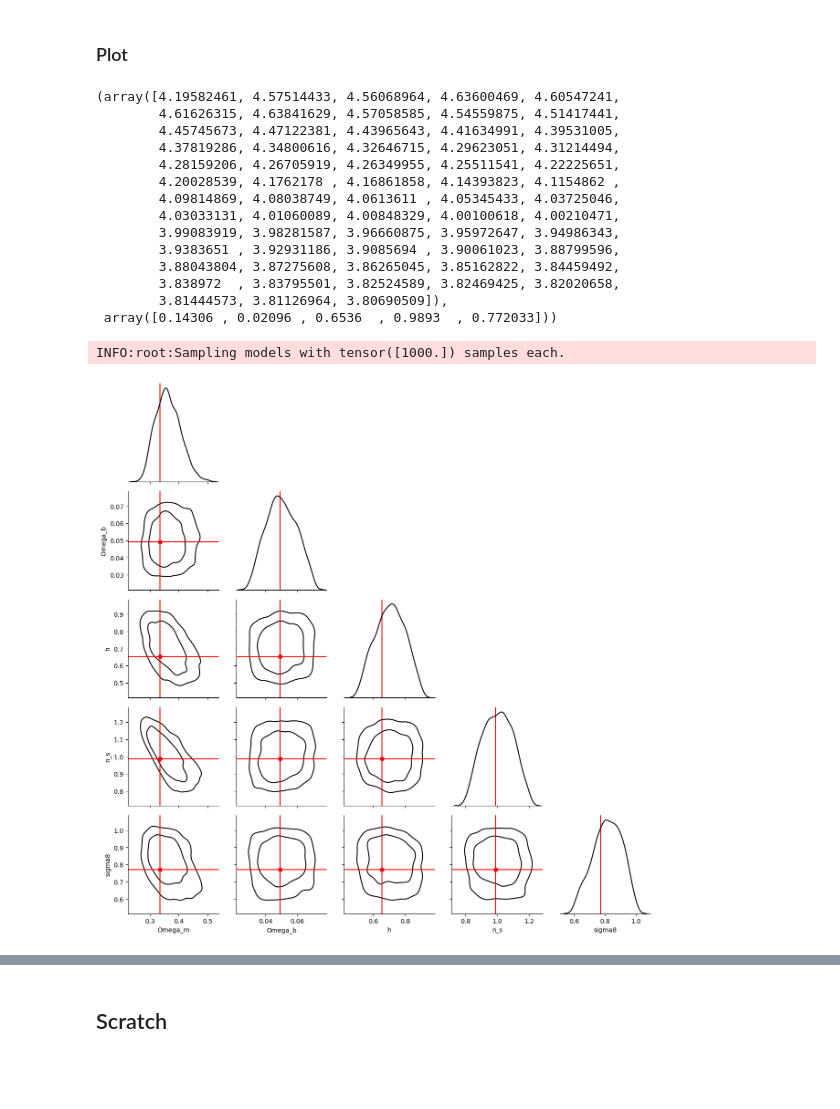
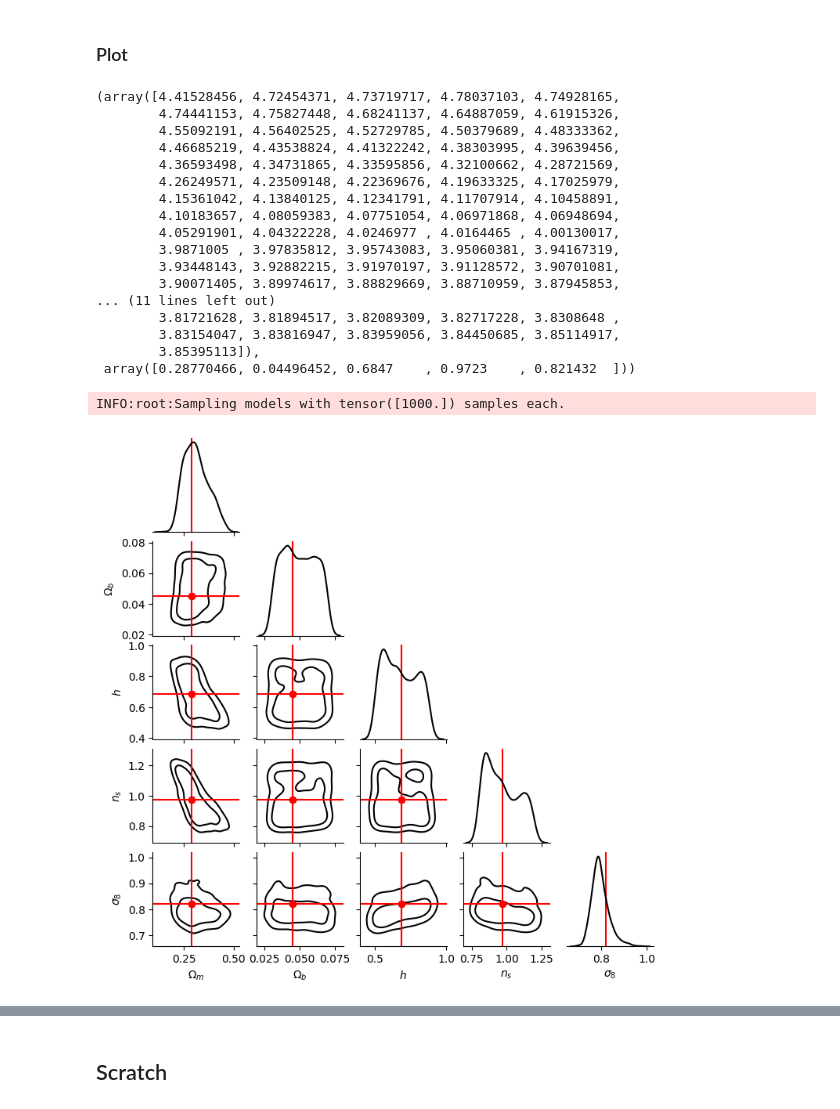
Before and after one commit to maho3/ltu-gobig, a Jupyter notebook: experiments/abacuslike/inference_abacus.ipynb, the cells around one changed output, grey strips where cells are left out. Cells and saved outputs as stored; diff of their text form; code cells hidden in the pictures; blank space fills up the shorter version.

```diff
--- a/experiments/abacuslike/inference_abacus.ipynb
+++ b/experiments/abacuslike/inference_abacus.ipynb
@@ -88,7 +104,7 @@ suite_path = get_source_path(wdir, suite, sim, L, N, 0, check=False)[:-2]
 
 ktest, Pktest, cosmotest = [], [], []
 for lhid in tqdm(os.listdir(suite_path)):
-    k, Pk, cosmo = get_halo_Pk(join(suite_path, lhid))
+    k, Pk, cosmo = get_halo_Pk(join(suite_path, lhid), '0.666667')
     ktest.append(k)
     Pktest.append(Pk)
     cosmotest.append(cosmo)
@@ -104,12 +120,19 @@ cosmotest[:,1] /= (cosmotest[:,2]**2)  # correct for h^2
 # %%
 l = 0
 
-f, ax = plt.subplots()
-cmap = mpl.cm.get_cmap('viridis')
+f, ax = plt.subplots(figsize=(6,6))
+cmap = plt.get_cmap('viridis')
 Om = cosmotrain[:,0]
-for k, Pk, cosmo in zip(ktrain, Pktrain[...,0], Om):
-    omnorm = (Om-Om.min())/(Om.max()-Om.min())
-    ax.loglog(k, Pk, lw=1, alpha=0.1)
-ax.loglog(ktest[l], Pktest[l,...,0], 'k')
-ax.set(xlabel='k', ylabel='P(k)')
+omnorm = (Om-Om.min())/(Om.max()-Om.min())
+for i, (k, Pk, cosmo) in enumerate(zip(ktrain, Pktrain[...,0], Om)):
+    ax.loglog(k, Pk, lw=1, alpha=0.1, color=cmap(omnorm[i]))
+ax.loglog(ktest[l], Pktest[l,...,0], 'k', label='Abacus #130')
+ax.set(xlabel='$k$', ylabel='$P(k)$')
+nyq = np.pi*256/2000
+ax.set_xlim(k.min(), nyq)
+plt.legend()
+
+norm = mpl.colors.Normalize(vmin=Om.min(), vmax=Om.max())
+sm = mpl.cm.ScalarMappable(cmap=cmap, norm=norm)
+plt.colorbar(sm, ax=ax, label=r'$\Omega_m$')
 # %% [output]
@@ -121,7 +148,7 @@ ax.set(xlabel='k', ylabel='P(k)')
 import ili
 from ili.dataloaders import NumpyLoader
 from ili.inference import InferenceRunner
-from ili.validation.metrics import PosteriorCoverage, PlotSinglePosterior
+from ili.validation.metrics import PosteriorCoverage, PlotSinglePosterior, PosteriorSamples
 from ili.embedding import FCN
 device='cpu'
 
@@ -134,19 +161,19 @@ def run_inference(x, theta):
         high=theta.max(axis=0),
         device=device)
 
-    embedding = FCN(n_hidden=[64, 32, 16], act_fn='ReLU')
+    embedding = FCN(n_hidden=[128, 64, 32, 16], act_fn='ReLU')
 
     # instantiate your neural networks to be used as an ensemble
     nets = [
         ili.utils.load_nde_lampe(
-            model='maf', hidden_features=50, num_transforms=5,
+            model='nsf', hidden_features=50, num_transforms=5,
             embedding_net=embedding),
         # ili.utils.load_nde_lampe(model='gf', hidden_features=50, num_transforms=5)
     ]
 
     # define training arguments
     train_args = {
-        'training_batch_size': 32,
+        'training_batch_size': 64,
         'learning_rate': 1e-5
     }
 
@@ -166,7 +193,7 @@ def run_inference(x, theta):
     return posterior_ensemble, summaries
 # %%
 # train at different resolutions
-kmaxs = [0.2] # [0.1, 0.2, 0.4, 0.6]
+kmaxs = [0.4] # [0.1, 0.2, 0.4, 0.6]
 
 # impute with mean
 def impute(arr):
@@ -221,7 +248,7 @@ ax.legend()
 # %% [markdown]
 ### Plot
 # %%
-kmax = 0.2
+# kmax = 0.25
 _p = posteriors[kmax]
 xobs = Pktest[:, :, 0]
 mask = ktest[0] < kmax
@@ -231,34 +258,38 @@ xobs = np.log10(xobs)
 i = 10
 xobs[i], cosmotest[i]
 # %% [output]
-(array([4.19582461, 4.57514433, 4.56068964, 4.63600469, 4.60547241,
-        4.61626315, 4.63841629, 4.57058585, 4.54559875, 4.51417441,
-        4.45745673, 4.47122381, 4.43965643, 4.41634991, 4.39531005,
-        4.37819286, 4.34800616, 4.32646715, 4.29623051, 4.31214494,
-        4.28159206, 4.26705919, 4.26349955, 4.25511541, 4.22225651,
-        4.20028539, 4.1762178 , 4.16861858, 4.14393823, 4.1154862 ,
-        4.09814869, 4.08038749, 4.0613611 , 4.05345433, 4.03725046,
-        4.03033131, 4.01060089, 4.00848329, 4.00100618, 4.00210471,
-        3.99083919, 3.98281587, 3.96660875, 3.95972647, 3.94986343,
-        3.9383651 , 3.92931186, 3.9085694 , 3.90061023, 3.88799596,
-        3.88043804, 3.87275608, 3.86265045, 3.85162822, 3.84459492,
-        3.838972  , 3.83795501, 3.82524589, 3.82469425, 3.82020658,
-        3.81444573, 3.81126964, 3.80690509]),
- array([0.14306 , 0.02096 , 0.6536  , 0.9893  , 0.772033]))
+(array([4.41528456, 4.72454371, 4.73719717, 4.78037103, 4.74928165,
+        4.74441153, 4.75827448, 4.68241137, 4.64887059, 4.61915326,
+        4.55092191, 4.56402525, 4.52729785, 4.50379689, 4.48333362,
+        4.46685219, 4.43538824, 4.41322242, 4.38303995, 4.39639456,
+        4.36593498, 4.34731865, 4.33595856, 4.32100662, 4.28721569,
+        4.26249571, 4.23509148, 4.22369676, 4.19633325, 4.17025979,
+        4.15361042, 4.13840125, 4.12341791, 4.11707914, 4.10458891,
+        4.10183657, 4.08059383, 4.07751054, 4.06971868, 4.06948694,
+        4.05291901, 4.04322228, 4.0246977 , 4.0164465 , 4.00130017,
+        3.9871005 , 3.97835812, 3.95743083, 3.95060381, 3.94167319,
+        3.93448143, 3.92882215, 3.91970197, 3.91128572, 3.90701081,
+        3.90071405, 3.89974617, 3.88829669, 3.88710959, 3.87945853,
+... (11 lines left out)
+        3.81721628, 3.81894517, 3.82089309, 3.82717228, 3.8308648 ,
+        3.83154047, 3.83816947, 3.83959056, 3.84450685, 3.85114917,
+        3.85395113]),
+ array([0.28770466, 0.04496452, 0.6847    , 0.9723    , 0.821432  ]))
 # %%
 metric = PlotSinglePosterior(
     num_samples=1000, sample_method='direct',
-    labels=['Omega_m', 'Omega_b', 'h', 'n_s', 'sigma8']
+    labels=[r'$\Omega_m$', r'$\Omega_b$', r'$h$', r'$n_s$', r'$\sigma_8$']
 )
 fig = metric(
     posterior=_p,
     x_obs = xobs[10], theta_fid = cosmotest[10],
     grid=None,
     name=f'kmax={kmax}'
 )
+fig.fig.set_size_inches(7, 7)
 # %% [output]
 INFO:root:Sampling models with tensor([1000.]) samples each.
-[figure, old version]
+[figure, new version]
 # %%
 metric = PosteriorCoverage(
     num_samples=1000, sample_method='direct',
```
Also changed, not shown: parts of 17 cells of this notebook, 1 other file.
